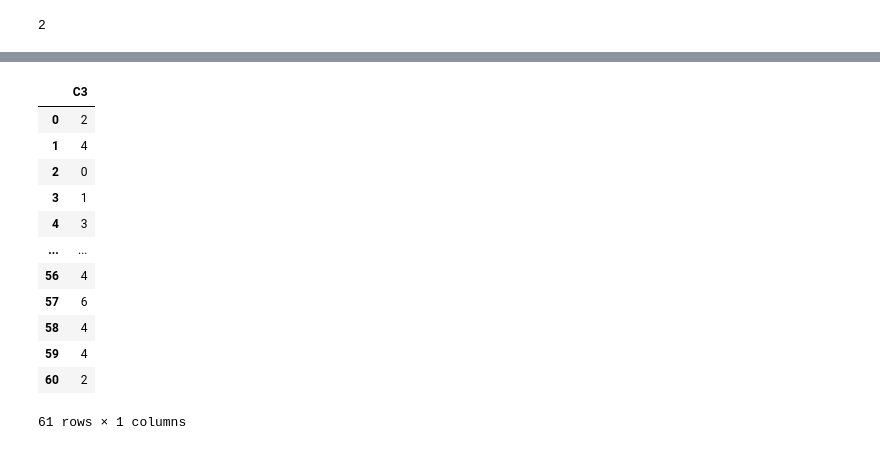
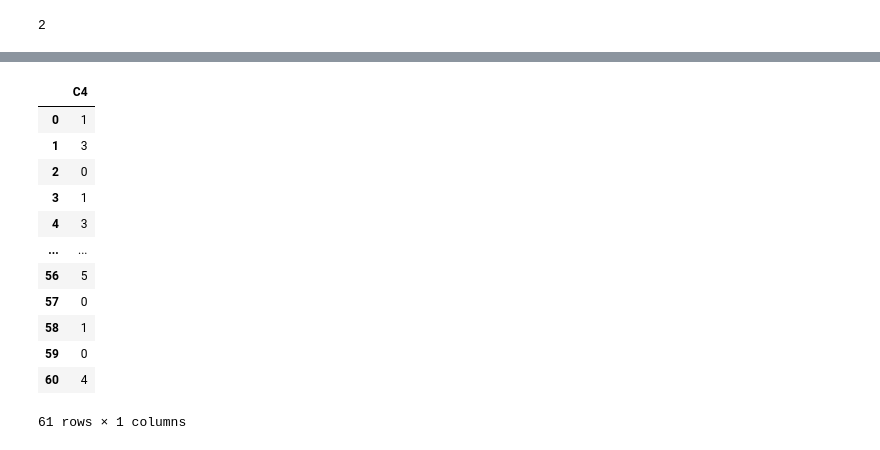
Before and after one commit to mhodgetts/Team-2, a Jupyter notebook: Team_2_V4.ipynb, the cells around one changed output, grey strips where cells are left out. Drawn from its saved outputs; the diff is of its cells as text; code cells hidden in the pictures.

```diff
--- a/Team_2_V4.ipynb
+++ b/Team_2_V4.ipynb
@@ -1713,23 +1713,23 @@ zip_add
 61 rows × 1 columns
-# %%
-c3=np.array(c3)
-c3=c3.tolist()
-c3=pd.DataFrame( {'C3':(c3)})
-c3
-# %% [output]
-|  | C3 |
-| 0 | 2 |
-| 1 | 4 |
-| 2 | 0 |
-| 3 | 1 |
-| 4 | 3 |
-| ... | ... |
-| 56 | 4 |
-| 57 | 6 |
-| 58 | 4 |
-| 59 | 4 |
-| 60 | 2 |
-61 rows × 1 columns
+# %%
+c4=np.array(c4)
+c4=c4.tolist()
+c4=pd.DataFrame( {'C4':(c4)})
+c4
+# %% [output]
+|  | C4 |
+| 0 | 1 |
+| 1 | 3 |
+| 2 | 0 |
+| 3 | 1 |
+| 4 | 3 |
+| ... | ... |
+| 56 | 5 |
+| 57 | 0 |
+| 58 | 1 |
+| 59 | 0 |
+| 60 | 4 |
+61 rows × 1 columns
 # %%
 # Merge doc
 
```
Also changed, not shown: parts of 7 cells of this notebook.
